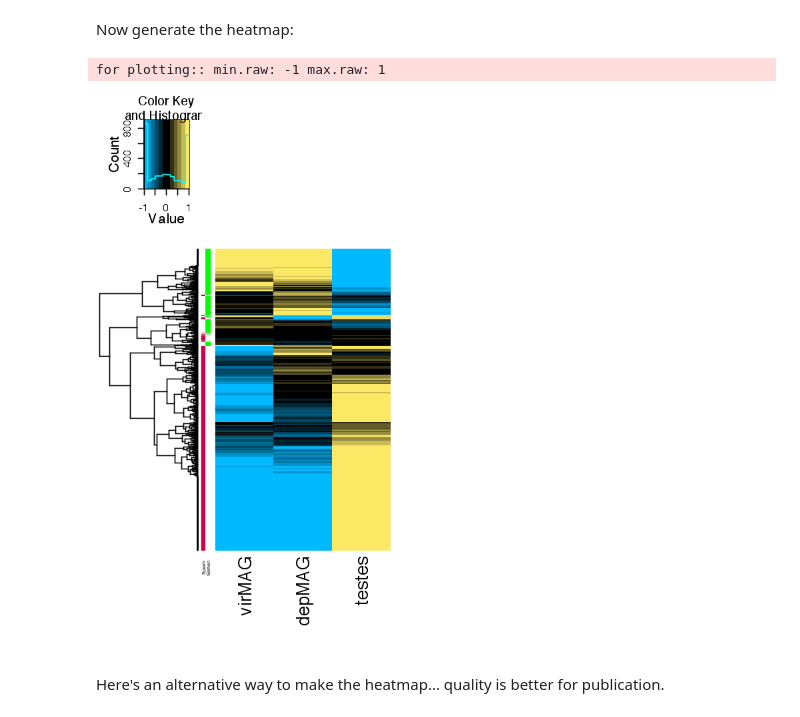
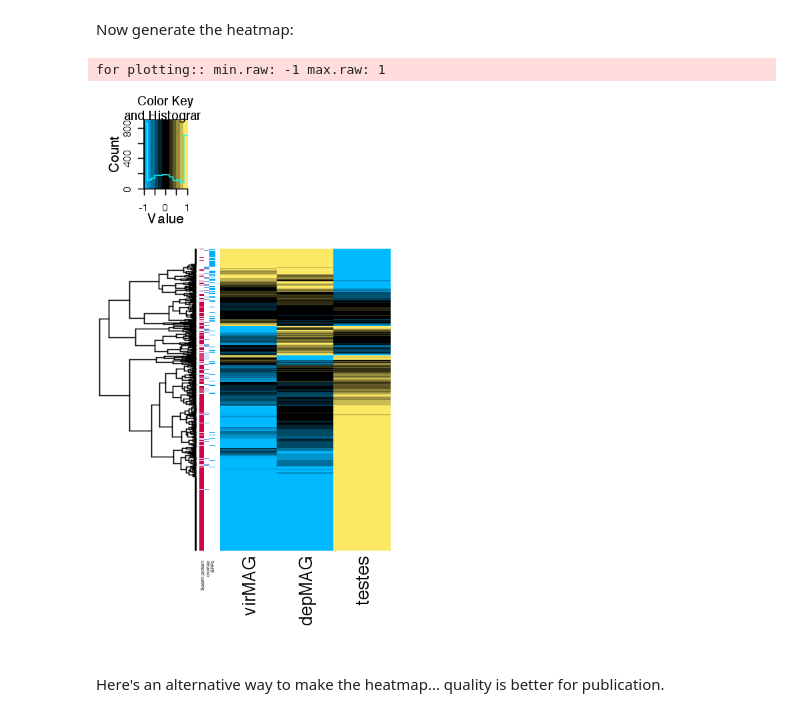
Before and after one commit to YazBraimah/Aegypti.ejaculatomics, a Jupyter notebook: Analyses/R_analysis_notebook.ipynb, the cells around one changed output. Drawn from its saved outputs; the diff is of its cells as text; code cells hidden in the pictures.

Commit message:
proteome classifications nearly fully works out

```diff
--- a/Analyses/R_analysis_notebook.ipynb
+++ b/Analyses/R_analysis_notebook.ipynb
@@ -1470,0 +1509,3 @@ length(semen_min2Pep_MAG4fold)
+# %%
+SFPs_overlap = as.character(unique(subset(ejaculotome_all, semen_combined_spectra > 5 & semen_combined_unique >= 2 & mstrg_ID %!in% junk_proteins & log2_PSM >= log2(2.5)))$mstrg_ID)
+length(SFPs_overlap)
@@ -1473,10 +1538,10 @@ Now that we have a puttaive list of sperm and semen proteins, we'd like to see h
 # %%
-ejaculotome_candidates <- list(Semen = semen_min2Pep_MAGMoreThantestes, Sperm = sperm_min2Pep_testesMoreThanMAG)
+ejaculotome_candidates <- list(Semen = SemenProts, Sperm = SpermProts)
 
-ejaculotome_Vdiag<-venn.diagram(ejaculotome_candidates, NULL, fill=c("#01aafb", "#d1004b"), alpha=c(0.75,0.75), cex = 3, cat.fontface= 6, cat.cex = 1, resolution = 100, )
+ejaculotome_Vdiag<-venn.diagram(ejaculotome_candidates, NULL, fill=c("#01aafb", "#d1004b"), alpha=c(0.75,0.75), cex = 3, cat.fontface= 6, cat.cex = 0, resolution = 100, )
 
-options(repr.plot.width = 4, repr.plot.height = 2)
-# pdf("~/Desktop/FIGURES/ejaculotome_Venn_min2Pep_4fold.pdf", width = 6, height = 3)
+options(repr.plot.width = 5, repr.plot.height = 2)
+# pdf("Manuscript_Figures/ejaculotome_Venn_min2Pep_4fold.pdf", width = 6, height = 3)
 grid.arrange(gTree(children=ejaculotome_Vdiag))
 # dev.off()
 # %% [output]
@@ -1498,14 +1566,19 @@ ejaculotome_factor_df = subset(ejaculotome_factor_df, select = "Classification")
+# %%
+ejaculotome_factor_df$overlap_classification = NULL
+ejaculotome_factor_df$overlap_classification = ifelse(rownames(ejaculotome_factor_df) %in% SFPs_overlap, "overlap", ifelse(rownames(ejaculotome_factor_df) %in% SFPs, "SFPs", ifelse(rownames(ejaculotome_factor_df) %in% SpermProts & rownames(ejaculotome_factor_df) %!in% SFPs_overlap, "Sperm protein", "not classified")))
+ejaculotome_factor_df_x = subset(ejaculotome_factor_df, select = "overlap_classification")
+ejaculotome_factor_df_x = subset(ejaculotome_factor_df_x, overlap_classification != "not classified")
 # %% [markdown]
 We'll extract a TPM matrix for the genes in the factor table:
 # %%
-ejaculotome.meanTPM = subset(meanTPMmatrix, rownames(meanTPMmatrix) %in% rownames(ejaculotome_factor_df))
+ejaculotome.meanTPM = subset(meanTPMmatrix, rownames(meanTPMmatrix) %in% rownames(ejaculotome_factor_df_x))
 ejaculotome.meanTPM = subset(ejaculotome.meanTPM, select = c("virMAG", "depMAG", "testes"))
 ejaculotome.meanTPM = subset(ejaculotome.meanTPM, rowSums(ejaculotome.meanTPM) > 10)
 # %% [markdown]
 Now generate the heatmap:
 # %%
 data = ejaculotome.meanTPM
-gene_factors = unique(ejaculotome_factor_df[,1])
+gene_factors = unique(ejaculotome_factor_df_x[,1])
 gene_factor_colors = rainbow(length(gene_factors))
 names(gene_factor_colors) = gene_factors
 data = log2(data+1)
@@ -1515,36 +1588,36 @@ sample_dist = as.dist(1-sample_cor)
 hc_samples = hclust(sample_dist, method='complete')
 gene_cor = NULL
 if (is.null(gene_cor)) { gene_cor = cor(t(data), method='pearson', use='pairwise.complete.obs') }
 gene_dist = as.dist(1-gene_cor)
 hc_genes = hclust(gene_dist, method='complete')
 myheatcol = colorpanel(12, '#00b9ff', 'black','#fbe965')
 data = t(scale(t(data), scale=F)) # center rows, mean substracted
 heatmap_data = data
-gene_factor_row_vals = as.factor(ejaculotome_factor_df[rownames(heatmap_data),])
+gene_factor_row_vals = as.factor(ejaculotome_factor_df_x[rownames(heatmap_data),])
 names(gene_factor_row_vals) = rownames(heatmap_data)
 gene_factors_here = unique(gene_factor_row_vals)
 names(gene_factors_here) = gene_factors_here
 num_gene_factors_here = length(gene_factors_here)
-geneFactorColors = c("#d1004b", "green","#01aafb")
+geneFactorColors = c("#d1004b", "#5C8ED7", "#01aafb")
 geneFactorAnnotations = matrix(nrow=nrow(heatmap_data), ncol=num_gene_factors_here)
 for (i in 1:num_gene_factors_here) {
     geneFactorAnnotations[,i] = gene_factor_row_vals %in% gene_factors_here[i]
 }
 geneFactorAnnotations = apply(geneFactorAnnotations, 1:2, function(x) as.logical(x))
 geneFactorAnnotations = t(sample_matrix_to_color_assignments(t(geneFactorAnnotations), col=geneFactorColors))
 rownames(geneFactorAnnotations) = rownames(heatmap_data)
 colnames(geneFactorAnnotations) = gene_factors_here
 heatmap_data[heatmap_data < -1] = -1
 heatmap_data[heatmap_data > 1] = 1
 
 options(repr.plot.width = 5, repr.plot.height = 7)
 # par(mfrow=c(1,2))
 # pdf("~/Desktop/FIGURES/ejaculotome_heatmap1_min2Pep_4fold.pdf", width = 5, height = 7)
 heatmap.3(heatmap_data, dendrogram = "row", col=myheatcol, RowSideColors=geneFactorAnnotations, scale="none", density.info="histogram", trace="none", key=TRUE, cexCol=2, margins=c(10,10), labRow = F, sepwidth = 4, notecex = 20,keysize = 1.5, cex.main = 4)
 # dev.off()
 # %% [output]
 for plotting:: min.raw: -1 max.raw: 1
-[figure, old version]
+[figure, new version]
 # %% [markdown]
 Here's an alternative way to make the heatmap... quality is better for publication.
 # %%
```
Also changed, not shown: parts of 175 cells of this notebook, 1 other file.
